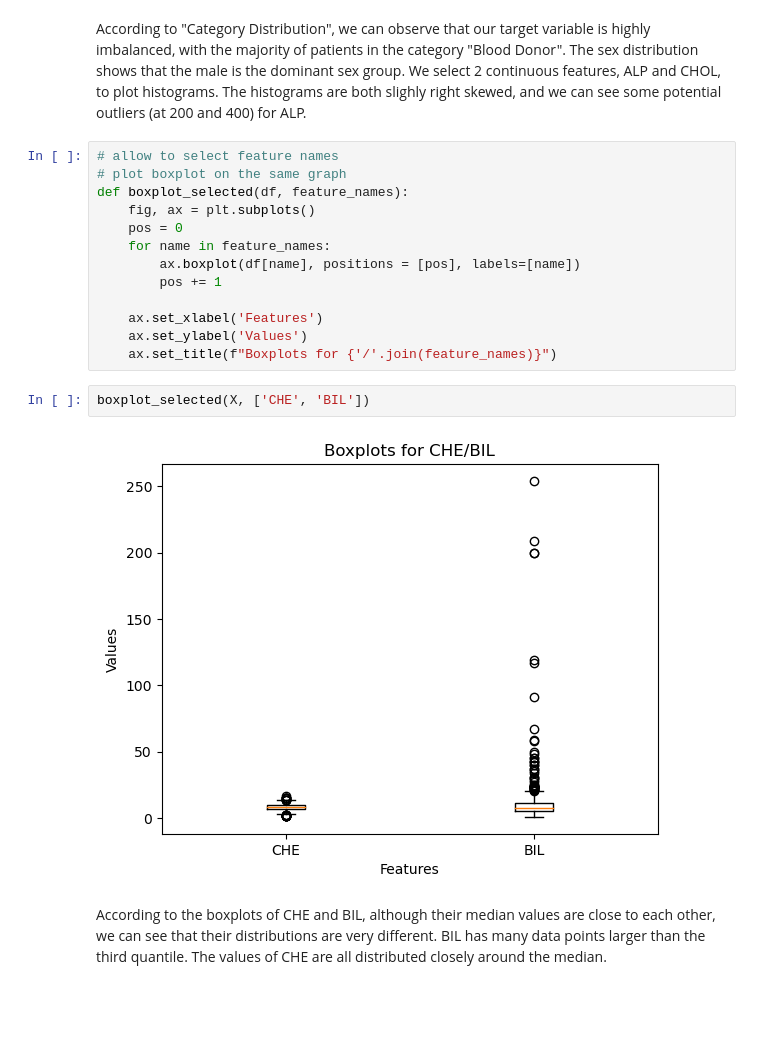
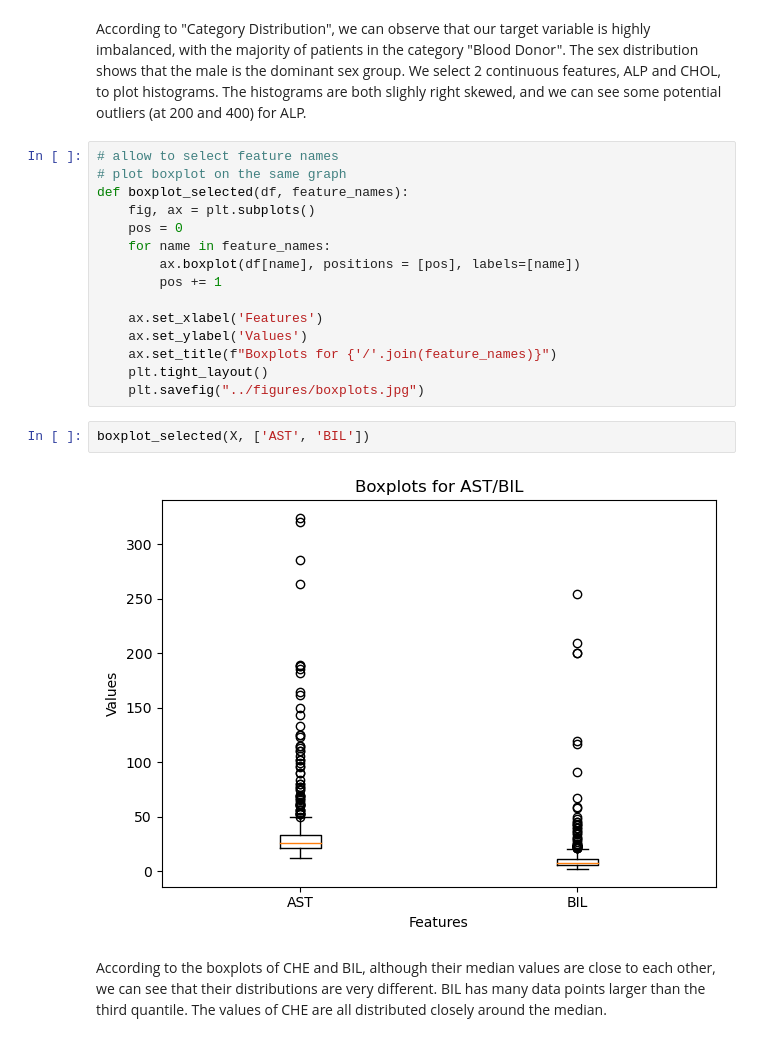
Before and after one commit to Cyngua/HCV-Data-Dashboard, a Jupyter notebook: src/preprocessing_2.ipynb, the cells around one changed output. Cells and saved outputs as stored; diff of their text form; blank space fills up the shorter version.

```diff
--- a/src/preprocessing_2.ipynb
+++ b/src/preprocessing_2.ipynb
@@ -174,10 +174,12 @@ def boxplot_selected(df, feature_names):
     ax.set_xlabel('Features')
     ax.set_ylabel('Values')
     ax.set_title(f"Boxplots for {'/'.join(feature_names)}")
+    plt.tight_layout()
+    plt.savefig("../figures/boxplots.jpg")
 # %%
-boxplot_selected(X, ['CHE', 'BIL'])
+boxplot_selected(X, ['AST', 'BIL'])
 # %% [output]
-[figure, old version]
+[figure, new version]
 # %% [markdown]
 According to the boxplots of CHE and BIL, although their median values are close to each other, we can see that their distributions are very different. BIL has many data points larger than the third quantile. The values of CHE are all distributed closely around the median.
 # %% [markdown]
```
Also changed, not shown: parts of 1 cell of this notebook, 3 other files.
